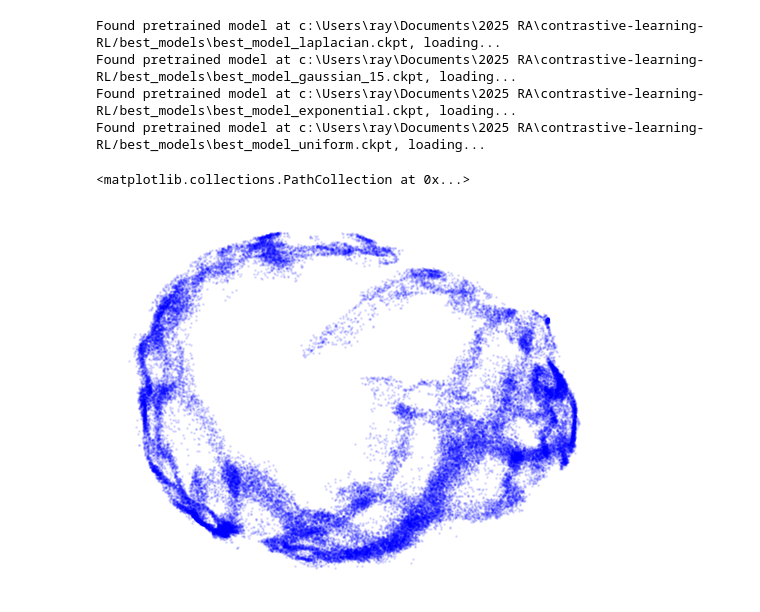
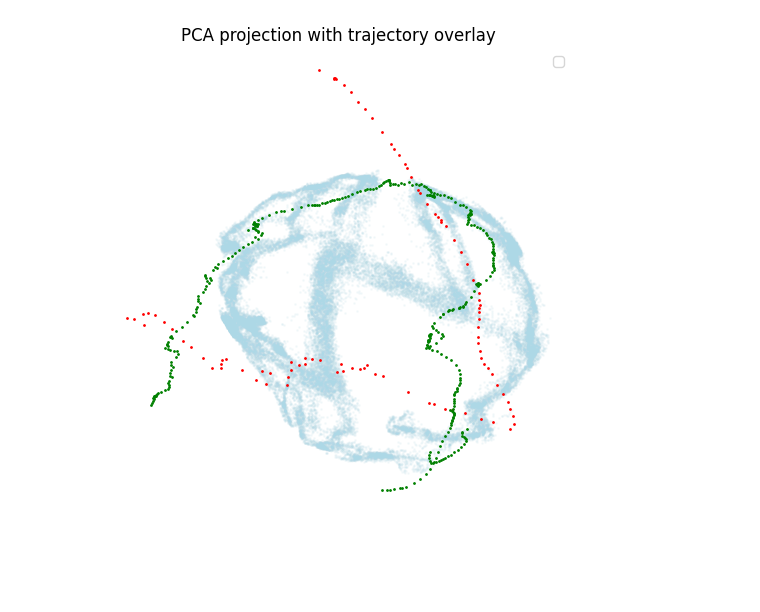
Before and after one commit to Ray-Shu/contrastive-abstraction-rl, a Jupyter notebook: visuals.ipynb, the cells around one changed output. Drawn from its saved outputs; the diff is of its cells as text; code cells hidden in the pictures; blank space fills up the shorter version.

```diff
--- a/visuals.ipynb
+++ b/visuals.ipynb
@@ -24,38 +97,0 @@ new_states = states[idx]
-# %%
-# Get all 4 models
-
-model_name_1 = "best_model_laplacian.ckpt"
-pretrained_model_file = os.path.join(PROJECT_ROOT+ "/best_models", model_name_1)
-
-if os.path.isfile(pretrained_model_file):
-    print(f"Found pretrained model at {pretrained_model_file}, loading...")
-    laplace_model = mlpCL.load_from_checkpoint(pretrained_model_file, map_location=torch.device(DEVICE))
-
-
-model_name_2 = "best_model_gaussian_15.ckpt"
-pretrained_model_file = os.path.join(PROJECT_ROOT+ "/best_models", model_name_2)
-
-if os.path.isfile(pretrained_model_file):
-    print(f"Found pretrained model at {pretrained_model_file}, loading...")
-    gauss_model = mlpCL.load_from_checkpoint(pretrained_model_file, map_location=torch.device(DEVICE))
-
-
-model_name_3 = "best_model_exponential.ckpt"
-pretrained_model_file = os.path.join(PROJECT_ROOT+ "/best_models", model_name_3)
-
-if os.path.isfile(pretrained_model_file):
-    print(f"Found pretrained model at {pretrained_model_file}, loading...")
-    expo_model = mlpCL.load_from_checkpoint(pretrained_model_file, map_location=torch.device(DEVICE))
-
-
-model_name_4 = "best_model_uniform.ckpt"
-pretrained_model_file = os.path.join(PROJECT_ROOT+ "/best_models", model_name_4)
-
-if os.path.isfile(pretrained_model_file):
-    print(f"Found pretrained model at {pretrained_model_file}, loading...")
-    uniform_model = mlpCL.load_from_checkpoint(pretrained_model_file, map_location=torch.device(DEVICE))
-# %% [output]
-Found pretrained model at c:\Users\ray\Documents\2025 RA\contrastive-learning-RL/best_models\best_model_laplacian.ckpt, loading...
-Found pretrained model at c:\Users\ray\Documents\2025 RA\contrastive-learning-RL/best_models\best_model_gaussian_15.ckpt, loading...
-Found pretrained model at c:\Users\ray\Documents\2025 RA\contrastive-learning-RL/best_models\best_model_exponential.ckpt, loading...
-Found pretrained model at c:\Users\ray\Documents\2025 RA\contrastive-learning-RL/best_models\best_model_uniform.ckpt, loading...
@@ -78,9 +98,36 @@ pca_uniform = pca.fit_transform(uniform_z)
+# %%
+# Subsample from the states array so there isn't so much clutter on visualization
+idx = np.random.choice(np.arange(1_000_000), size=50_000, replace=False)
+new_states = states[idx]
+
+pca_states = process_states(new_states)
+
+# Get 2 trajectories
+T = TrajectorySet(dataset=MINARI_DATASET)
+T.generate_trajectories(n_trajectories=2)
+
+trajectories = T.get_trajectory_set()
+t1 = trajectories[0][0]
+t2 = trajectories[1][0]
+
+pca_t1 = process_states(t1)
+pca_t2 = process_states(t2)
 # %%
+i = 0
+
+plt.figure(figsize=(6,6))
+plt.scatter(pca_states[i][:, 0], pca_states[i][:, 1], s=1, c="lightblue", alpha=0.1)
+plt.scatter(pca_t1[i][:, 0], pca_t1[i][:, 1], s=1, c="red")
+plt.scatter(pca_t2[i][:, 0], pca_t2[i][:, 1], s=1, c="green")
+
+
 plt.axis("off")
-plt.scatter(pca_laplace[:, 0], pca_laplace[:, 1], s=1, c="blue", alpha=0.1)
+plt.legend()
+plt.title("PCA projection with trajectory overlay")
+plt.show()
+
 #plt.scatter(pca_gauss[:, 0], pca_gauss[:, 1], s=1, c="red", alpha=0.1)
 #plt.scatter(pca_expo[:, 0], pca_expo[:, 1], s=1, c="green", alpha=0.1)
 #plt.scatter(pca_uniform[:, 0], pca_uniform[:, 1], s=1, c="purple", alpha=0.1)
 # %% [output]
-<matplotlib.collections.PathCollection at 0x...>
-[figure, old version]
+[figure, new version]
```
Also changed, not shown: parts of 6 cells of this notebook, 5 other files.
